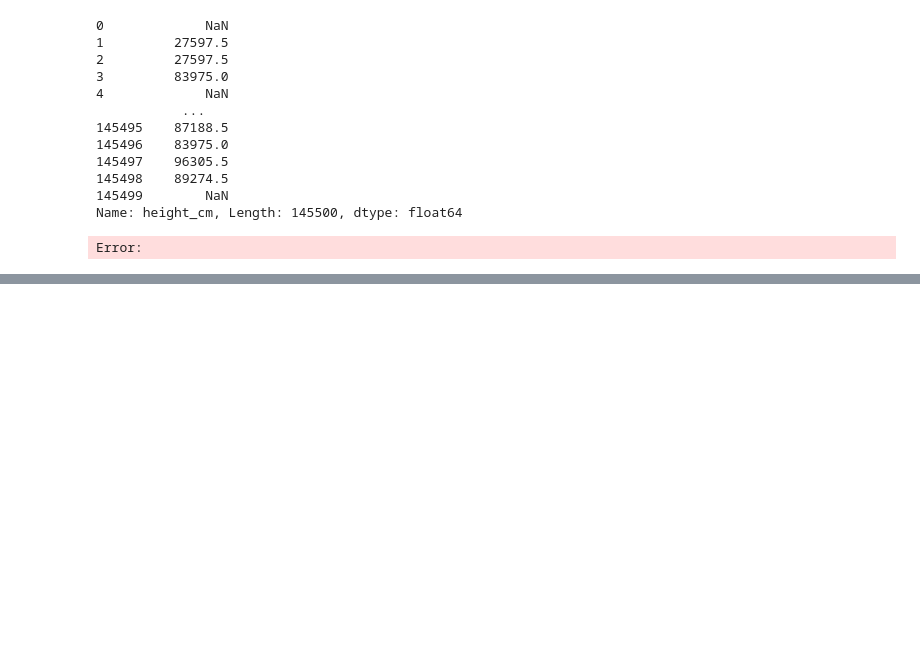
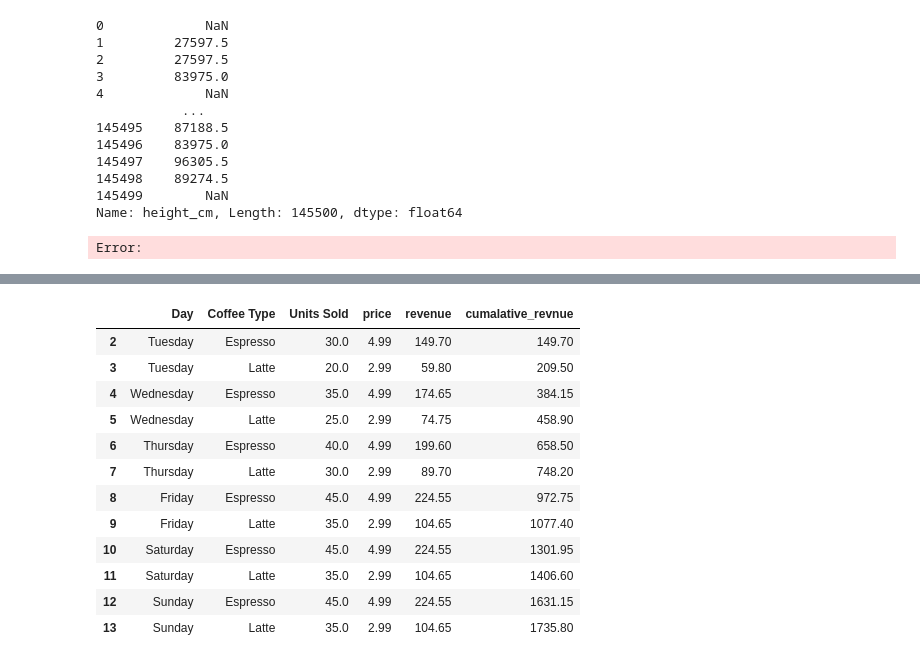
Before and after one commit to anshdev44/Gen-AI, a Jupyter notebook: pandas/filtering-data.ipynb, the cells around one changed output, grey strips where cells are left out. Drawn from its saved outputs; the diff is of its cells as text; code cells hidden in the pictures; blank space fills up the shorter version.

```diff
--- a/pandas/filtering-data.ipynb
+++ b/pandas/filtering-data.ipynb
@@ -374,0 +386,28 @@ coffe.se
+# %%
+#if we want to select a particular type of columns we can also do that thing
+
+
+# def check(row):
+#     if row['Coffee Type'] == 'Espresso':
+#         return 4.99
+#     else :
+#         return 2.99
+# coffee['price']=coffee.apply(check,axis=1)
+# coffee['revenue']=coffee['Units Sold']*coffee['price']
+coffee['cumalative_revnue']=coffee['revenue'].cumsum()
+
+coffee
+# %% [output]
+|  | Day | Coffee Type | Units Sold | price | revenue | cumalative_revnue |
+| 2 | Tuesday | Espresso | 30.0 | 4.99 | 149.70 | 149.70 |
+| 3 | Tuesday | Latte | 20.0 | 2.99 | 59.80 | 209.50 |
+| 4 | Wednesday | Espresso | 35.0 | 4.99 | 174.65 | 384.15 |
+| 5 | Wednesday | Latte | 25.0 | 2.99 | 74.75 | 458.90 |
+| 6 | Thursday | Espresso | 40.0 | 4.99 | 199.60 | 658.50 |
+| 7 | Thursday | Latte | 30.0 | 2.99 | 89.70 | 748.20 |
+| 8 | Friday | Espresso | 45.0 | 4.99 | 224.55 | 972.75 |
+| 9 | Friday | Latte | 35.0 | 2.99 | 104.65 | 1077.40 |
+| 10 | Saturday | Espresso | 45.0 | 4.99 | 224.55 | 1301.95 |
+| 11 | Saturday | Latte | 35.0 | 2.99 | 104.65 | 1406.60 |
+| 12 | Sunday | Espresso | 45.0 | 4.99 | 224.55 | 1631.15 |
+| 13 | Sunday | Latte | 35.0 | 2.99 | 104.65 | 1735.80 |
```
Also changed, not shown: parts of 4 cells of this notebook.
